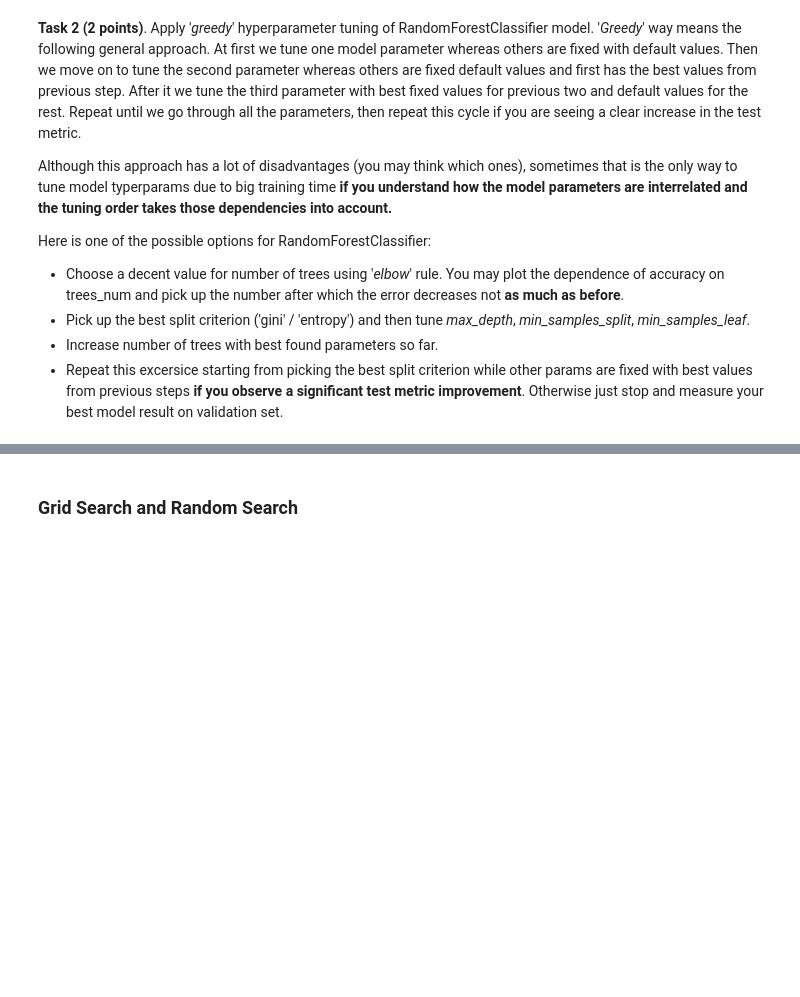
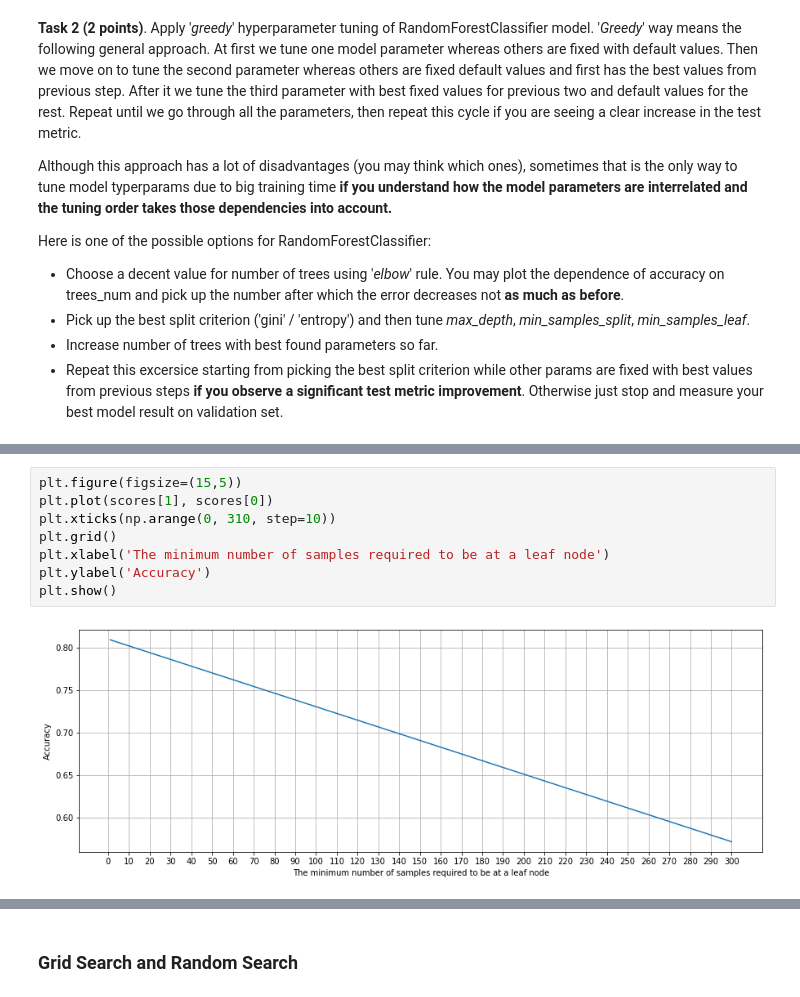
Before and after one commit to BoGodAkim/Task6_ml, a Jupyter notebook: rf_classifier.ipynb, the cells around one changed output, grey strips where cells are left out. Saved outputs shown, nothing was run; the diff lists cells and outputs as text; blank space fills up the shorter version.

```diff
--- a/rf_classifier.ipynb
+++ b/rf_classifier.ipynb
@@ -452,0 +545,10 @@ Here is one of the possible options for RandomForestClassifier:
+# %%
+plt.figure(figsize=(15,5))
+plt.plot(scores[1], scores[0])
+plt.xticks(np.arange(0, 310, step=10))
+plt.grid()
+plt.xlabel('The minimum number of samples required to be at a leaf node')
+plt.ylabel('Accuracy')
+plt.show()
+# %% [output]
+[figure, added]
```
Also changed, not shown: parts of 27 cells of this notebook.
